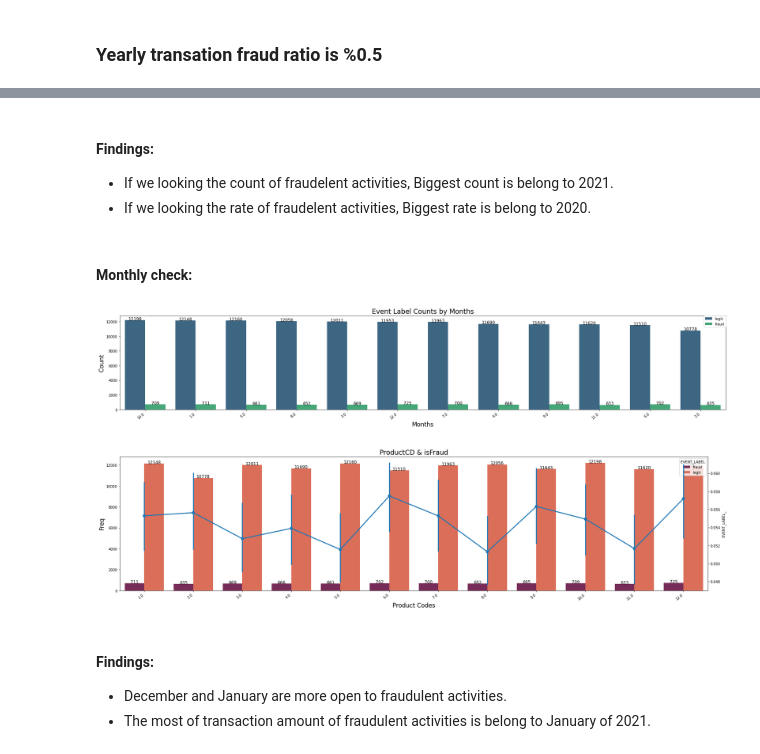
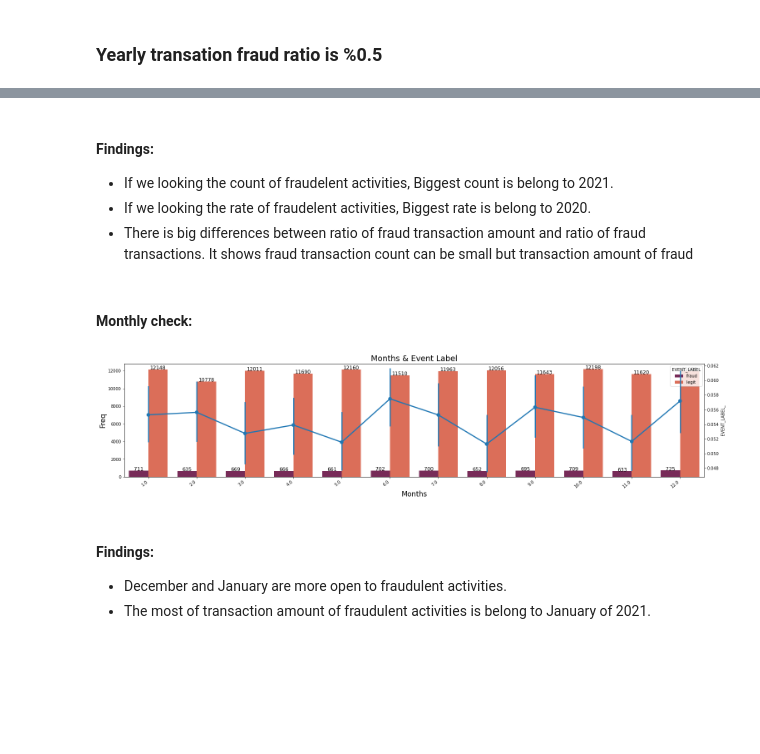
Before and after one commit to ElifKarakutukDinc/Fraud_Analytics_Case_Study, a Jupyter notebook: EDA.ipynb, the cells around one changed output, grey strips where cells are left out. Cells and saved outputs as stored; diff of their text form; code cells hidden in the pictures; blank space fills up the shorter version.

```diff
--- a/EDA.ipynb
+++ b/EDA.ipynb
@@ -161,41 +163,28 @@ print(
 #### Findings:
 * If we looking the count of fraudelent activities, Biggest count is belong to 2021.
 * If we looking the rate of fraudelent activities, Biggest rate is belong to 2020.
+* There is big differences between ratio of fraud transaction amount and ratio of fraud transactions. It shows fraud transaction count can be small but transaction amount of fraud
 # %% [markdown]
 #### Monthly check:
 # %%
 # To see count of fraud and legit transaction at months:
 
-countplot_viz_unlimit(
+filter_list = ["fraud", "legit"]
+countplot_pointplot_viz(
     df_data,
+    filter_list,
     "Month",
+    "EVENT_LABEL",
+    "EVENT_LABEL_",
     "Months",
-    "Count",
-    "Event Label Counts by Months",
-    hue="EVENT_LABEL",
-    rotation=45,
+    "Freq",
+    "Months & Event Label",
+    palette="rocket",
     figsize_x=25,
     figsize_y=5,
 )
 # %% [output]
-[figure, old version]
+[figure, new version]
-# %%
-filter_list = ["fraud", "legit"]
-countplot_pointplot_viz(
-    df_data,
-    filter_list,
-    "Month",
-    "EVENT_LABEL",
-    "EVENT_LABEL_",
-    "Product Codes",
-    "Freq",
-    "ProductCD & isFraud",
-    palette="rocket",
-    figsize_x=30,
-    figsize_y=7,
-)
-# %% [output]
-[figure, removed]
 # %% [markdown]
 #### Findings:
  * December and January are more open to fraudulent activities.
```
Also changed, not shown: parts of 16 cells of this notebook.
